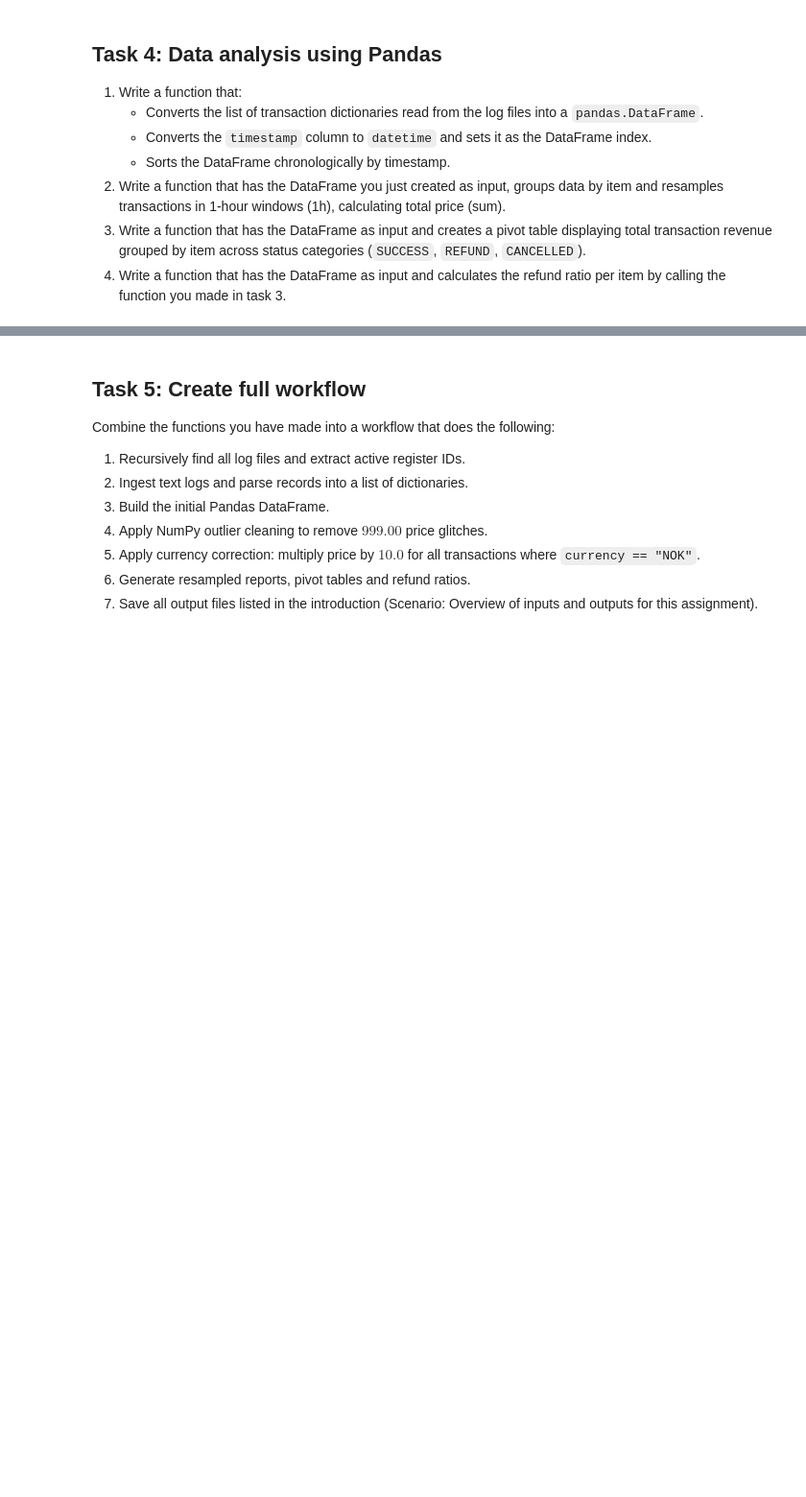
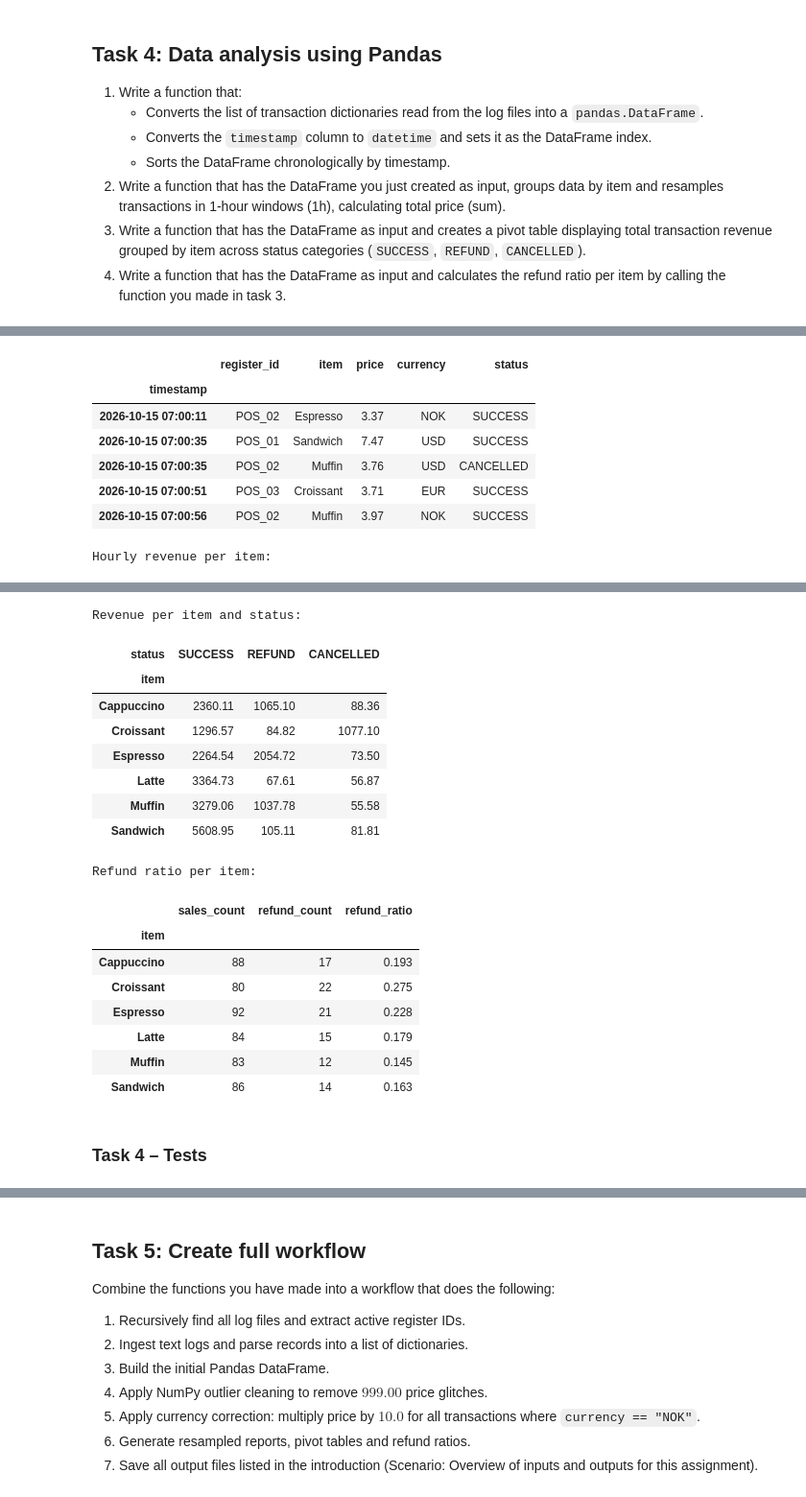
Before and after one commit to Enysv1n/inf201-deliverable2, a Jupyter notebook: deliverable_2.ipynb, the cells around one changed output, grey strips where cells are left out. Shown at 96% size. Saved outputs shown, nothing was run; the diff lists cells and outputs as text; code cells hidden in the pictures; blank space fills up the shorter version.

Commit message:
Add Task 4: pandas analysis functions

```diff
--- a/deliverable_2.ipynb
+++ b/deliverable_2.ipynb
@@ -668,0 +723,15 @@ All Task 3 tests passed.
+# %%
+df = create_dataframe(all_records)
+print(f"Number of transactions: {len(df)}")
+print(f"Time range: {df.index.min()} to {df.index.max()}")
+display(df.head())
+
+print("Hourly revenue per item:")
+display(hourly_revenue_per_item(df).head(6))
+
+print("Revenue per item and status:")
+display(status_pivot_table(df).round(2))
+
+print("Refund ratio per item:")
+display(item_refund_ratios(df).round(3))
+# %% [output]
@@ -668,0 +740,8 @@ All Task 3 tests passed.
+|  | register_id | item | price | currency | status |
+| timestamp |  |  |  |  |  |
+| 2026-10-15 07:00:11 | POS_02 | Espresso | 3.37 | NOK | SUCCESS |
+| 2026-10-15 07:00:35 | POS_01 | Sandwich | 7.47 | USD | SUCCESS |
+| 2026-10-15 07:00:35 | POS_02 | Muffin | 3.76 | USD | CANCELLED |
+| 2026-10-15 07:00:51 | POS_03 | Croissant | 3.71 | EUR | SUCCESS |
+| 2026-10-15 07:00:56 | POS_02 | Muffin | 3.97 | NOK | SUCCESS |
+Hourly revenue per item:
@@ -668,0 +756,20 @@ All Task 3 tests passed.
+Revenue per item and status:
+| status | SUCCESS | REFUND | CANCELLED |
+| item |  |  |  |
+| Cappuccino | 2360.11 | 1065.10 | 88.36 |
+| Croissant | 1296.57 | 84.82 | 1077.10 |
+| Espresso | 2264.54 | 2054.72 | 73.50 |
+| Latte | 3364.73 | 67.61 | 56.87 |
+| Muffin | 3279.06 | 1037.78 | 55.58 |
+| Sandwich | 5608.95 | 105.11 | 81.81 |
+Refund ratio per item:
+|  | sales_count | refund_count | refund_ratio |
+| item |  |  |  |
+| Cappuccino | 88 | 17 | 0.193 |
+| Croissant | 80 | 22 | 0.275 |
+| Espresso | 92 | 21 | 0.228 |
+| Latte | 84 | 15 | 0.179 |
+| Muffin | 83 | 12 | 0.145 |
+| Sandwich | 86 | 14 | 0.163 |
+# %% [markdown]
+### Task 4 – Tests
```
Also changed, not shown: parts of 5 cells of this notebook.
